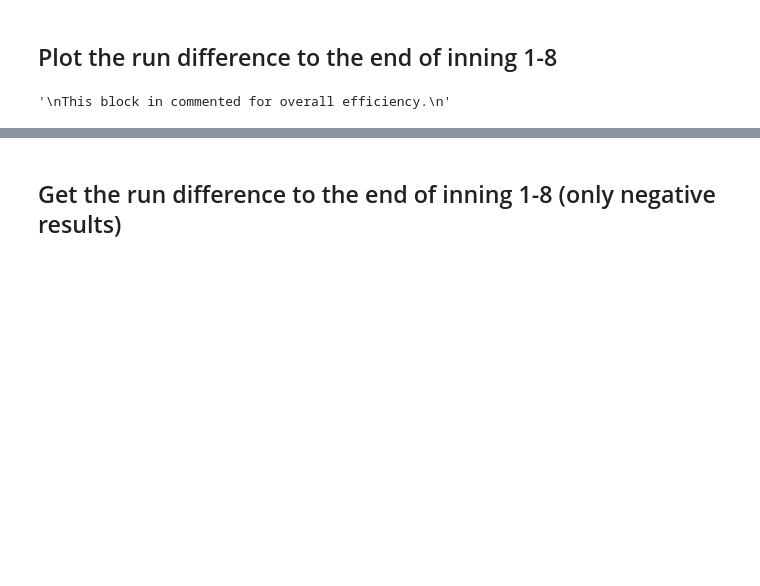
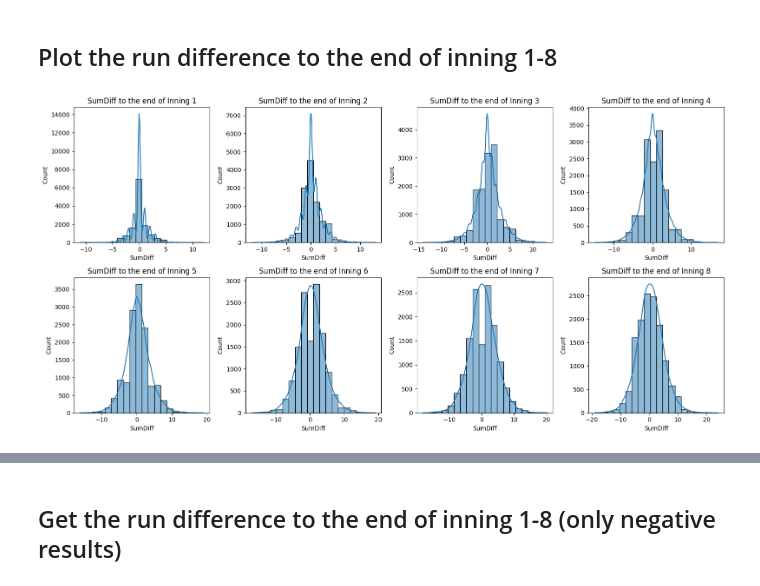
Before and after one commit to lbwei1016/Statistics-2024, a Jupyter notebook: descriptive_analysis.ipynb, the cells around one changed output, grey strips where cells are left out. Saved outputs shown, nothing was run; the diff lists cells and outputs as text; code cells hidden in the pictures; blank space fills up the shorter version.

```diff
--- a/descriptive_analysis.ipynb
+++ b/descriptive_analysis.ipynb
@@ -89,16 +92,16 @@ def neg_sum_to_n_inning(To_which_inning: int) -> pd.Series:
 # %%
 """
 This block in commented for overall efficiency.
 """
-# # Create subplots
-# fig, axs = plt.subplots(2, 4, figsize=(16, 8))  # 2 rows, 4 columns
+# Create subplots
+fig, axs = plt.subplots(2, 4, figsize=(16, 8))  # 2 rows, 4 columns
 
-# neg_diff_data_list = []
-# for i, ax in enumerate(axs.flat, start=1):
-#     plt.subplot(2, 4, i)  # Set current subplot
-#     diff_data = Sum_to_n_inning(i)
+neg_diff_data_list = []
+for i, ax in enumerate(axs.flat, start=1):
+    plt.subplot(2, 4, i)  # Set current subplot
+    diff_data = Sum_to_n_inning(i)
 
-# plt.tight_layout()  # Adjust layout to prevent overlap
-# plt.show()
+plt.tight_layout()  # Adjust layout to prevent overlap
+plt.show()
 # %% [output]
-'\nThis block in commented for overall efficiency.\n'
+[figure, added]
```
Also changed, not shown: parts of 6 cells of this notebook.
